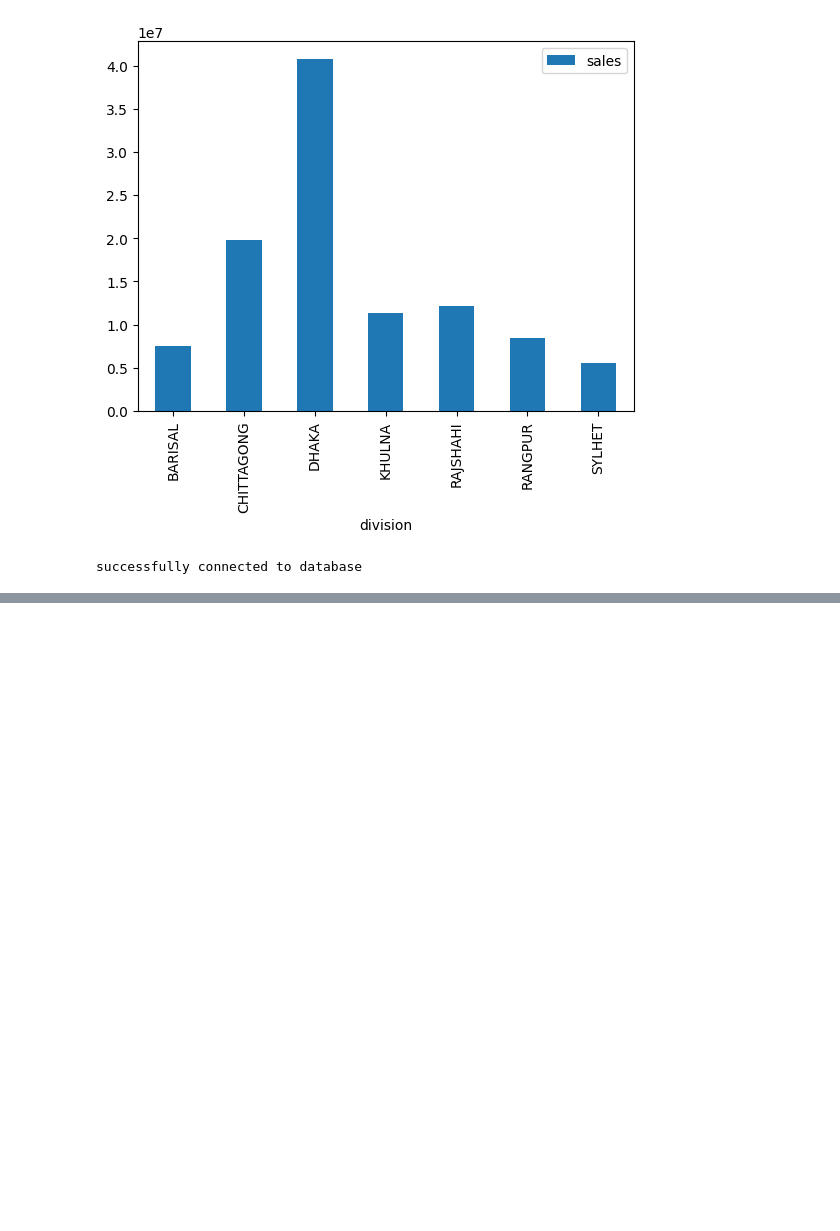
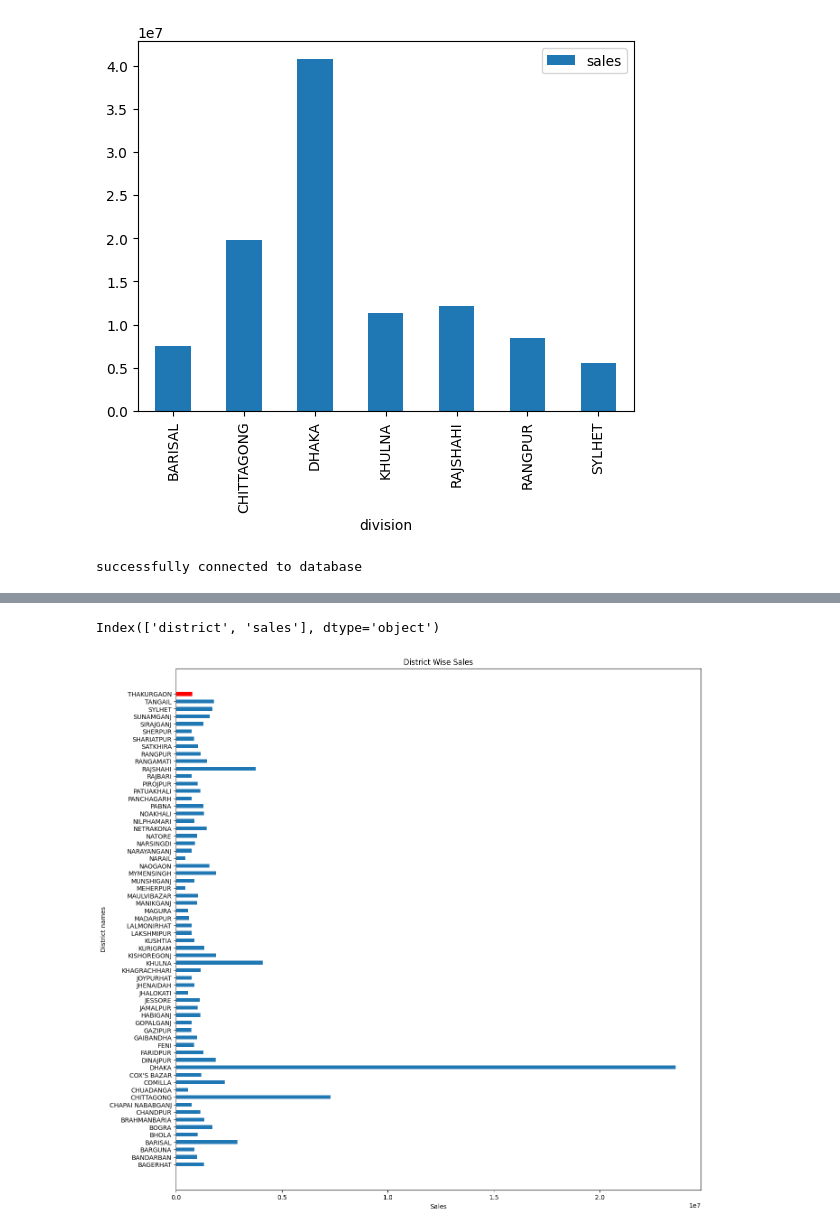
Before and after one commit to esrdlab-vinternship/HDA-Buet-vtraining-23, a Jupyter notebook: notebook/analytics/Olap.ipynb, the cells around one changed output, grey strips where cells are left out. Saved outputs shown, nothing was run; the diff lists cells and outputs as text; code cells hidden in the pictures; blank space fills up the shorter version.

```diff
--- a/notebook/analytics/Olap.ipynb
+++ b/notebook/analytics/Olap.ipynb
@@ -55,7 +49,7 @@ class PostgresConnection(object):
     def __init__(self):
         self.connection = psycopg2.connect(database="ecomdb",
                                            user = "postgres",
-                                           password = "admin",
+                                           password = "tasin805",
                                            host = "127.0.0.1",
                                            port = "5432")
 
@@ -184 +186,4 @@ records
  (None, Decimal('105401435.75'))]
+# %%
+df_q1 = pd.DataFrame(list(records), columns=['district', 'sales'])
+df_q1
@@ -184,0 +204,5 @@ records
+# %%
+def changetype(x):
+    x['sales']=x['sales'].astype('float64')
+df_q1 =df_q1.drop(64)
+df_q1
@@ -184,0 +243,14 @@ records
+# %%
+print(df_q1.columns)
+# %% [output]
+Index(['district', 'sales'], dtype='object')
+# %%
+plt.figure(figsize = (15,15))
+barlist=plt.barh(df_q1[ 'district' ],df_q1['sales'], height=.5)
+barlist[63].set_color('r')
+plt.title('District Wise Sales')
+plt.xlabel('Sales')
+plt.ylabel('District names')
+plt.show()
+# %% [output]
+[figure, added]
```
Also changed, not shown: parts of 83 cells of this notebook, 1 other file.
